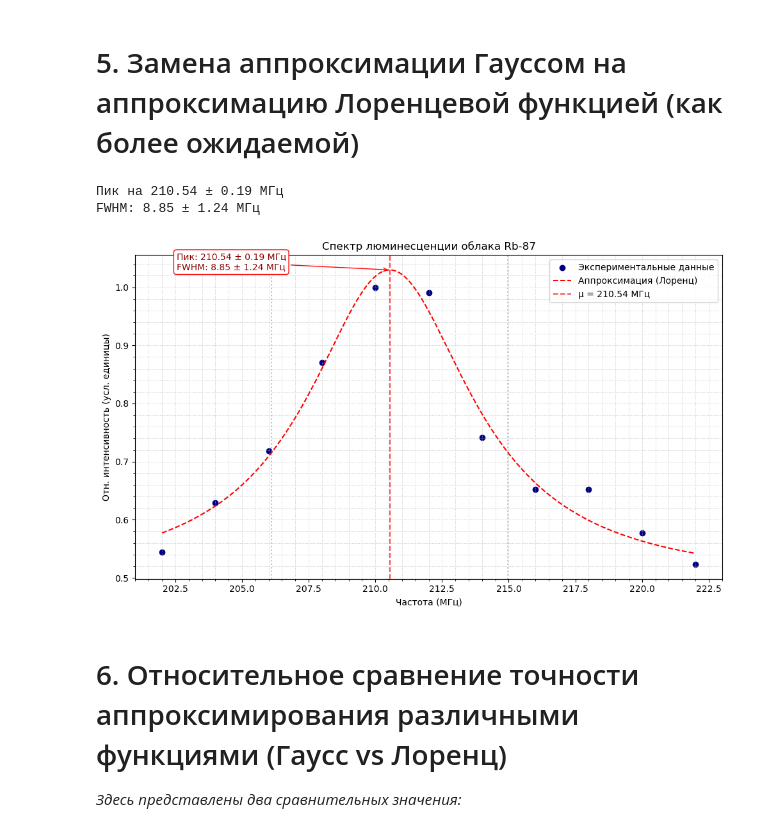
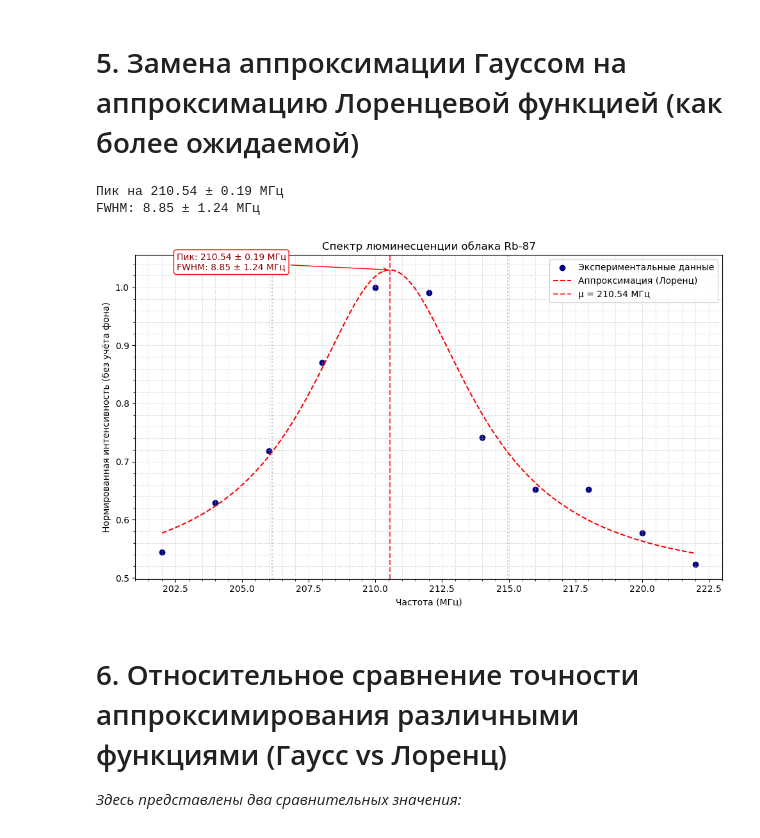
Before and after one commit to alexlegoshin/LOASFM_Rubidium87_Spectroscopy_Plotter, a Jupyter notebook: Rubidium87_Spectroscopy_Plotter.ipynb, the cells around one changed output. Saved outputs shown, nothing was run; the diff lists cells and outputs as text; code cells hidden in the pictures.

```diff
--- a/Rubidium87_Spectroscopy_Plotter.ipynb
+++ b/Rubidium87_Spectroscopy_Plotter.ipynb
@@ -231,35 +231,35 @@ print(f"FWHM: {fwhm:.2f} ± {fwhm_err:.2f} МГц")
 # Построение графика
 plt.figure(figsize=(10, 6))
 
 plt.scatter(frequencies, norm_intensities, color='navy', label="Экспериментальные данные")
 x_fit = np.linspace(min(frequencies), max(frequencies), 500)
 y_fit = lorentz(x_fit, *popt)
 plt.plot(x_fit, y_fit, 'r--', label="Аппроксимация (Лоренц)")
 
 plt.axvline(mu, color='red', linestyle='--', alpha=0.7, label=f"μ = {mu:.2f} МГц")
 plt.axvline(mu - fwhm / 2, color='gray', linestyle=':', alpha=0.5)
 plt.axvline(mu + fwhm / 2, color='gray', linestyle=':', alpha=0.5)
 
 # Подпись с погрешностями
 plt.annotate(f"Пик: {mu:.2f} ± {mu_err:.2f} МГц\nFWHM: {fwhm:.2f} ± {fwhm_err:.2f} МГц",
              xy=(mu, lorentz(mu, *popt)),
              xytext=(mu - 8, lorentz(mu, *popt) + 0.0001),
              arrowprops=dict(arrowstyle="->", color='red'),
              fontsize=10, color='darkred',
              bbox=dict(boxstyle="round,pad=0.3", fc="white", ec="red", lw=1))
 
 plt.xlabel("Частота (МГц)")
-plt.ylabel("Отн. интенсивность (усл. единицы)")
+plt.ylabel("Нормированная интенсивность (без учёта фона)")
 plt.title("Спектр люминесценции облака Rb-87")
 plt.grid(True, which='both', linestyle=':', linewidth=0.5)
 plt.minorticks_on()
 plt.legend()
 plt.tight_layout()
 plt.show()
 # %% [output]
 Пик на 210.54 ± 0.19 МГц
 FWHM: 8.85 ± 1.24 МГц
-[figure, old version]
+[figure, new version]
 # %% [markdown]
 # 6. Относительное сравнение точности аппроксимирования различными функциями (Гаусс vs Лоренц)
 _Здесь представлены два сравнительных значения:_
```
Also changed, not shown: parts of 12 cells of this notebook.
